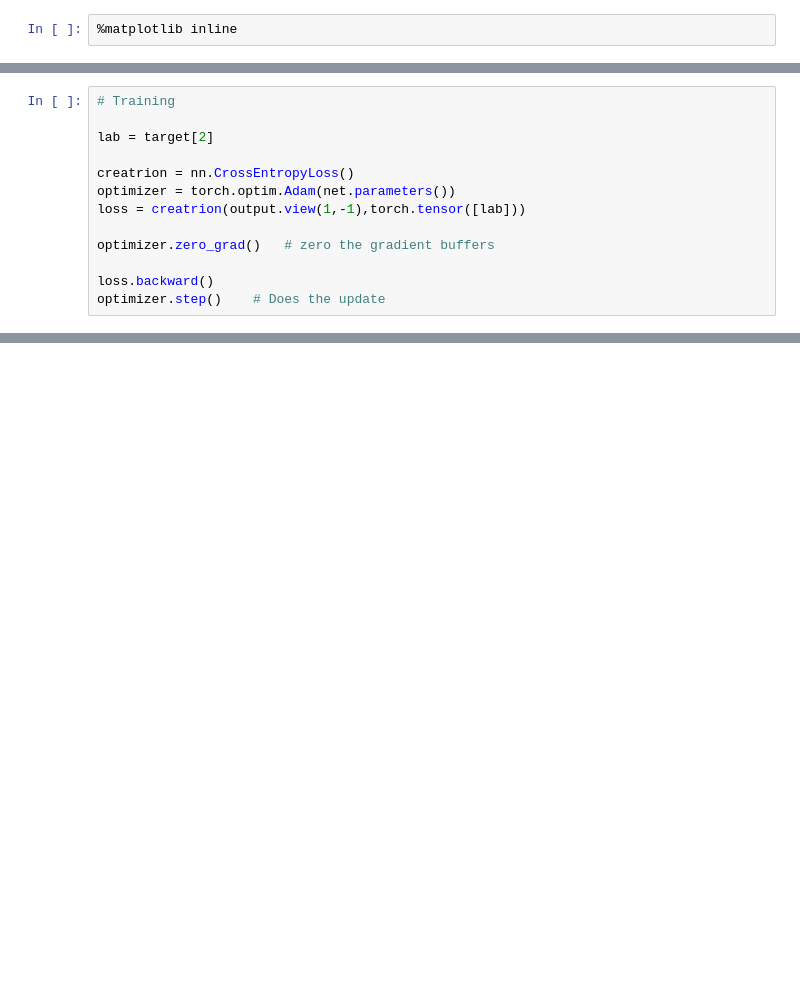
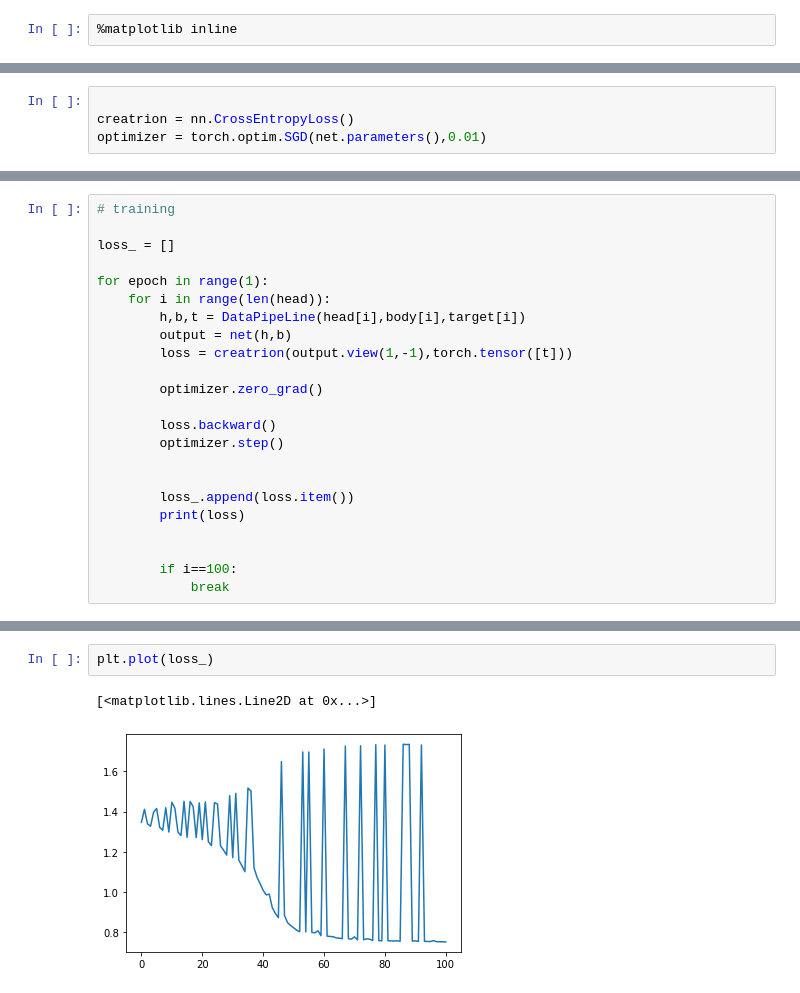
Before and after one commit to robelkebede/stance_detection, a Jupyter notebook: notebooks/Stance Detection.ipynb, the cells around one changed output, grey strips where cells are left out. Cells and saved outputs as stored; diff of their text form; blank space fills up the shorter version.

Commit message:
attention and training

```diff
--- a/notebooks/Stance Detection.ipynb
+++ b/notebooks/Stance Detection.ipynb
@@ -258,13 +271,4 @@ output = net(paded_head,paded_body)
-# %%
-# Training
-
-lab = target[2]
-
-creatrion = nn.CrossEntropyLoss()
-optimizer = torch.optim.Adam(net.parameters())
-loss = creatrion(output.view(1,-1),torch.tensor([lab]))
-
-optimizer.zero_grad()   # zero the gradient buffers
-
-loss.backward()
-optimizer.step()    # Does the update
+# %%
+
+creatrion = nn.CrossEntropyLoss()
+optimizer = torch.optim.SGD(net.parameters(),0.01)
@@ -270,0 +296,23 @@ optimizer.step()    # Does the update
+# %%
+# training
+
+loss_ = []
+
+for epoch in range(1):
+    for i in range(len(head)):
+        h,b,t = DataPipeLine(head[i],body[i],target[i])
+        output = net(h,b)
+        loss = creatrion(output.view(1,-1),torch.tensor([t]))
+
+        optimizer.zero_grad()
+
+        loss.backward()
+        optimizer.step()
+
+
+        loss_.append(loss.item())
+        print(loss)
+
+
+        if i==100:
+            break
@@ -270,0 +337,5 @@ optimizer.step()    # Does the update
+# %%
+plt.plot(loss_)
+# %% [output]
+[<matplotlib.lines.Line2D at 0x...>]
+[figure, added]
```
Also changed, not shown: parts of 18 cells of this notebook, 21 other files.
